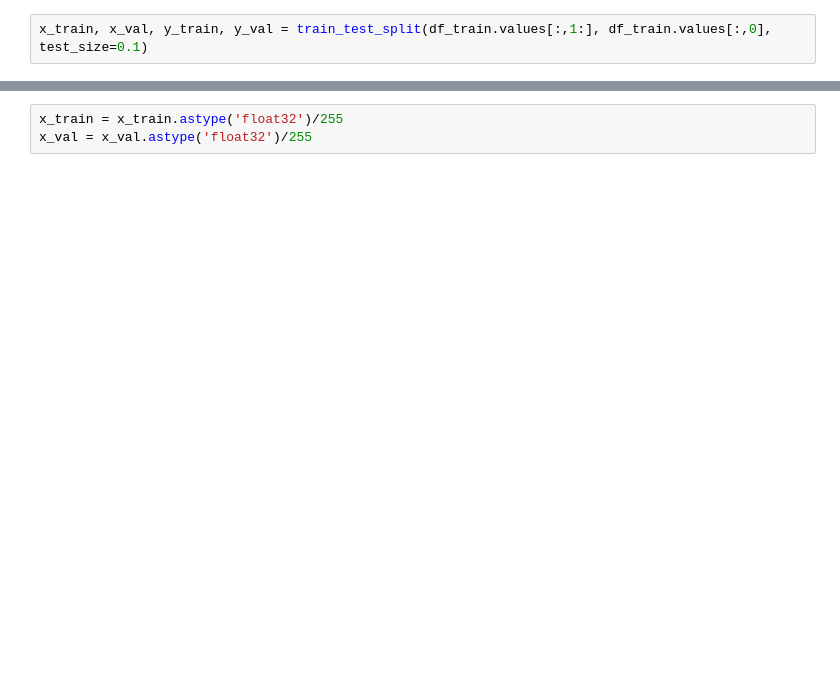
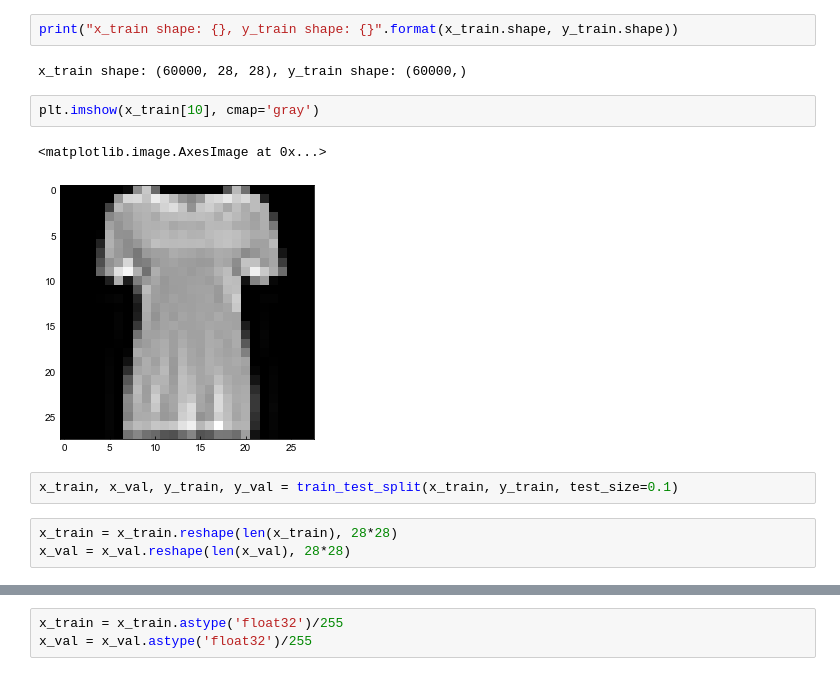
Before and after one commit to QHwan/code_snippets, a Jupyter notebook: neural_network/neual_network.ipynb, the cells around one changed output, grey strips where cells are left out. Drawn from its saved outputs; the diff is of its cells as text; blank space fills up the shorter version.

```diff
--- a/neural_network/neual_network.ipynb
+++ b/neural_network/neual_network.ipynb
@@ -38,5 +30,17 @@ print(df_train.values)
+# %%
+print("x_train shape: {}, y_train shape: {}".format(x_train.shape, y_train.shape))
+# %% [output]
+x_train shape: (60000, 28, 28), y_train shape: (60000,)
+# %%
+plt.imshow(x_train[10], cmap='gray')
+# %% [output]
+<matplotlib.image.AxesImage at 0x...>
+[figure, added]
 # %%
-x_train, x_val, y_train, y_val = train_test_split(df_train.values[:,1:], df_train.values[:,0], test_size=0.1)
+x_train, x_val, y_train, y_val = train_test_split(x_train, y_train, test_size=0.1)
+# %%
+x_train = x_train.reshape(len(x_train), 28*28)
+x_val = x_val.reshape(len(x_val), 28*28)
 # %%
 print(x_train.shape)
 print(x_val.shape)
```
Also changed, not shown: parts of 13 cells of this notebook, 4 other files.
